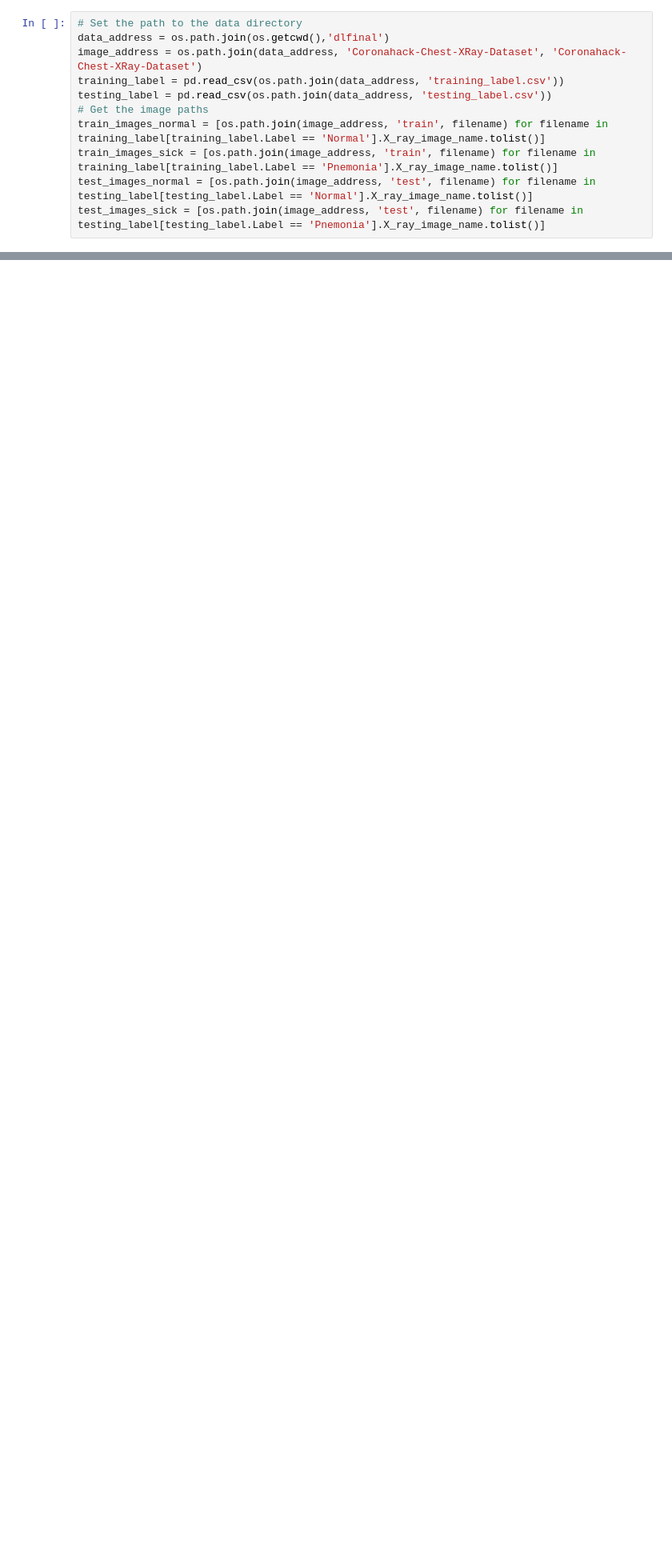
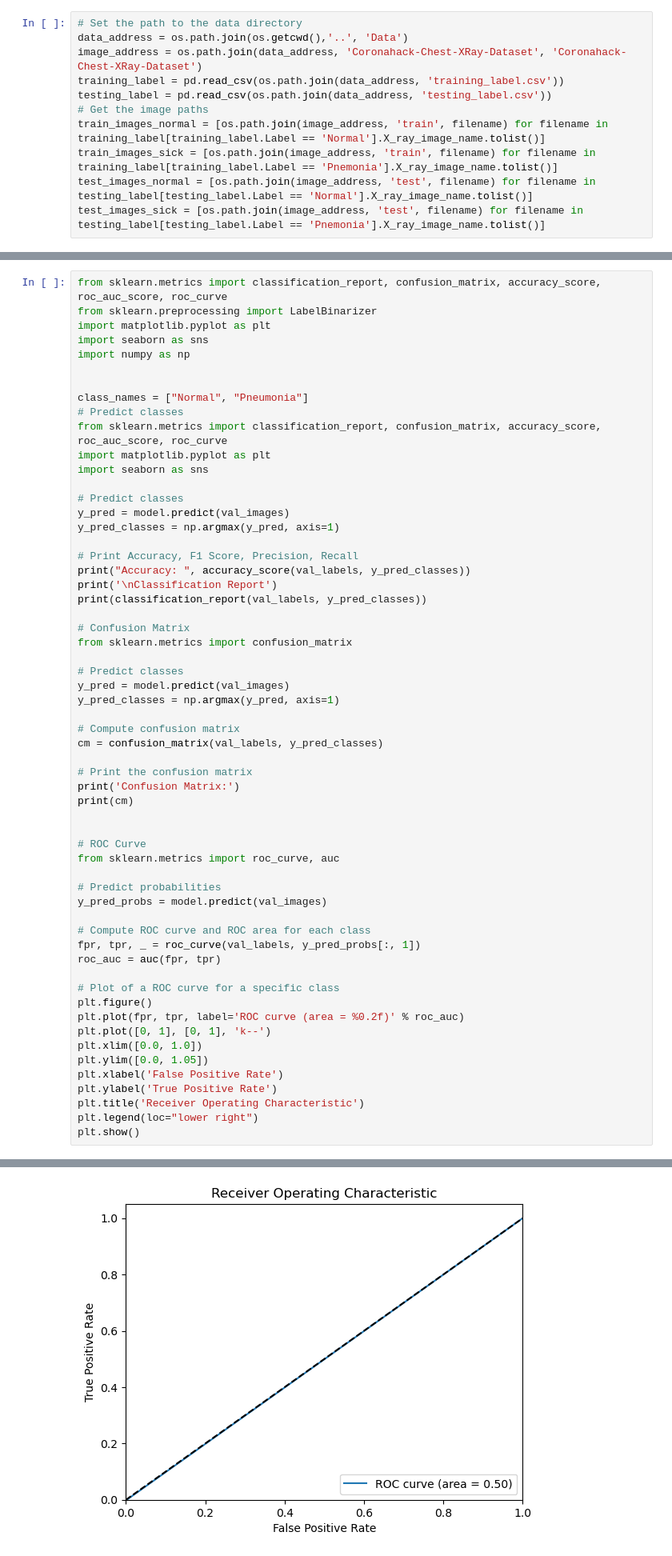
Before and after one commit to KelvinYQC/Covid_19_Classification, a Jupyter notebook: Modeling/CNN from Scratch.ipynb, the cells around one changed output, grey strips where cells are left out. Shown at 80% size. Drawn from its saved outputs; the diff is of its cells as text; blank space fills up the shorter version.

```diff
--- a/Modeling/CNN from Scratch.ipynb
+++ b/Modeling/CNN from Scratch.ipynb
@@ -18,7 +18,7 @@ from tensorflow.keras.callbacks import EarlyStopping, ModelCheckpoint, TensorBoa
 from tensorflow.keras.layers import Dense, Dropout, Flatten,BatchNormalization, Conv2D, MaxPooling2D
 # %%
 # Set the path to the data directory
-data_address = os.path.join(os.getcwd(),'dlfinal')
+data_address = os.path.join(os.getcwd(),'..', 'Data')
 image_address = os.path.join(data_address, 'Coronahack-Chest-XRay-Dataset', 'Coronahack-Chest-XRay-Dataset')
 training_label = pd.read_csv(os.path.join(data_address, 'training_label.csv'))
 testing_label = pd.read_csv(os.path.join(data_address, 'testing_label.csv'))
@@ -184,0 +187,60 @@ precision_score(prediction,test_labels)
+# %%
+from sklearn.metrics import classification_report, confusion_matrix, accuracy_score, roc_auc_score, roc_curve
+from sklearn.preprocessing import LabelBinarizer
+import matplotlib.pyplot as plt
+import seaborn as sns
+import numpy as np
+
+
+class_names = ["Normal", "Pneumonia"]
+# Predict classes
+from sklearn.metrics import classification_report, confusion_matrix, accuracy_score, roc_auc_score, roc_curve
+import matplotlib.pyplot as plt
+import seaborn as sns
+
+# Predict classes
+y_pred = model.predict(val_images)
+y_pred_classes = np.argmax(y_pred, axis=1)
+
+# Print Accuracy, F1 Score, Precision, Recall
+print("Accuracy: ", accuracy_score(val_labels, y_pred_classes))
+print('\nClassification Report')
+print(classification_report(val_labels, y_pred_classes))
+
+# Confusion Matrix
+from sklearn.metrics import confusion_matrix
+
+# Predict classes
+y_pred = model.predict(val_images)
+y_pred_classes = np.argmax(y_pred, axis=1)
+
+# Compute confusion matrix
+cm = confusion_matrix(val_labels, y_pred_classes)
+
+# Print the confusion matrix
+print('Confusion Matrix:')
+print(cm)
+
+
+# ROC Curve
+from sklearn.metrics import roc_curve, auc
+
+# Predict probabilities
+y_pred_probs = model.predict(val_images)
+
+# Compute ROC curve and ROC area for each class
+fpr, tpr, _ = roc_curve(val_labels, y_pred_probs[:, 1])
+roc_auc = auc(fpr, tpr)
+
+# Plot of a ROC curve for a specific class
+plt.figure()
+plt.plot(fpr, tpr, label='ROC curve (area = %0.2f)' % roc_auc)
+plt.plot([0, 1], [0, 1], 'k--')
+plt.xlim([0.0, 1.0])
+plt.ylim([0.0, 1.05])
+plt.xlabel('False Positive Rate')
+plt.ylabel('True Positive Rate')
+plt.title('Receiver Operating Characteristic')
+plt.legend(loc="lower right")
+plt.show()
+# %% [output]
@@ -184,0 +264 @@ precision_score(prediction,test_labels)
+[figure, added]
```
Also changed, not shown: parts of 23 cells of this notebook.
